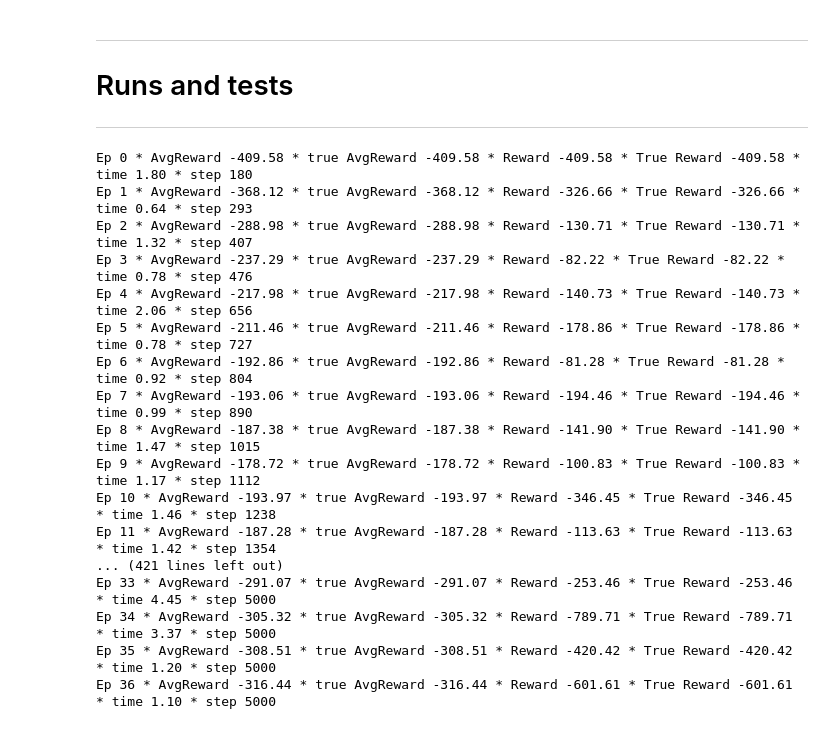
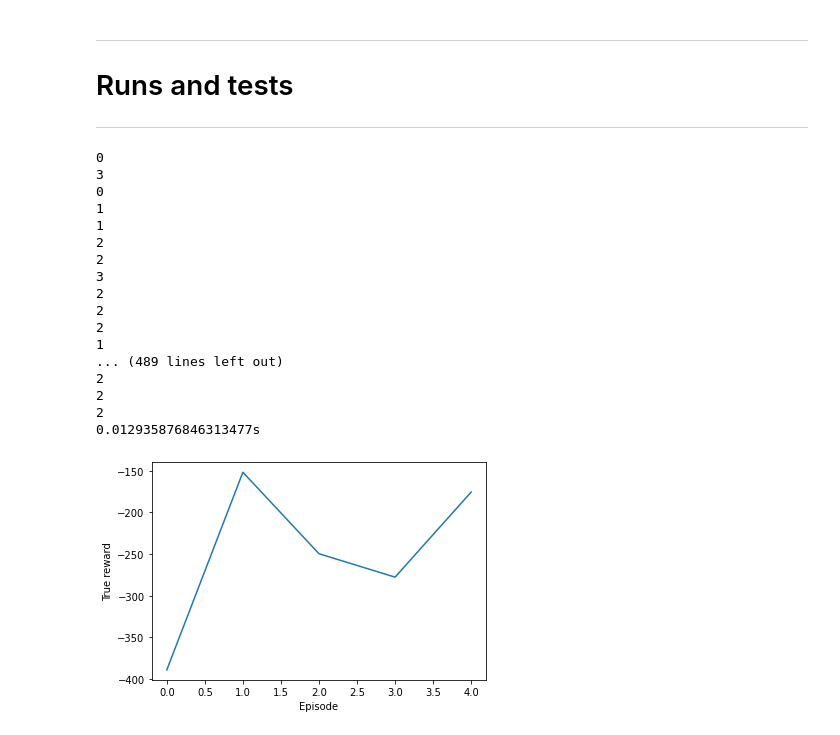
Before and after one commit to mnbvmnbv2/Lunar-Lander, a Jupyter notebook: Lunar.ipynb, the cells around one changed output. Drawn from its saved outputs; the diff is of its cells as text; code cells hidden in the pictures.

```diff
--- a/Lunar.ipynb
+++ b/Lunar.ipynb
@@ -416,7 +432,7 @@ def test(total_episodes=10, actor_weights='Weights/actor-trial0.h5', render=Fals
     plt.ylabel("True reward")
     plt.show()
 # %%
-def random(total_episodes=10, render=False, environment="LunarLander-v2",continuous=False,
+def random(total_episodes=10, render=False, environment="LunarLander-v2", continuous=True,
         gravity=-10.0, enable_wind=False, wind_power=15.0, turbulence_power=1.5, seed=1453):
     rewards = []
 
@@ -444,6 +460,7 @@ def random(total_episodes=10, render=False, environment="LunarLander-v2",continu
             if render:
                 env.render()
             action = env.action_space.sample()
+            print(action)
             state, reward, done, _ = env.step(action)
             ep_reward += reward
 
@@ -481,20 +488,21 @@ def b(x, episode):
-# %%
-run(total_trials=2, total_episodes=500, start_steps=10000, save_weights=True)
-# %% [output]
-Ep 0 * AvgReward -409.58 * true AvgReward -409.58 * Reward -409.58 * True Reward -409.58 * time 1.80 * step 180
-Ep 1 * AvgReward -368.12 * true AvgReward -368.12 * Reward -326.66 * True Reward -326.66 * time 0.64 * step 293
-Ep 2 * AvgReward -288.98 * true AvgReward -288.98 * Reward -130.71 * True Reward -130.71 * time 1.32 * step 407
-Ep 3 * AvgReward -237.29 * true AvgReward -237.29 * Reward -82.22 * True Reward -82.22 * time 0.78 * step 476
-Ep 4 * AvgReward -217.98 * true AvgReward -217.98 * Reward -140.73 * True Reward -140.73 * time 2.06 * step 656
-Ep 5 * AvgReward -211.46 * true AvgReward -211.46 * Reward -178.86 * True Reward -178.86 * time 0.78 * step 727
-Ep 6 * AvgReward -192.86 * true AvgReward -192.86 * Reward -81.28 * True Reward -81.28 * time 0.92 * step 804
-Ep 7 * AvgReward -193.06 * true AvgReward -193.06 * Reward -194.46 * True Reward -194.46 * time 0.99 * step 890
-Ep 8 * AvgReward -187.38 * true AvgReward -187.38 * Reward -141.90 * True Reward -141.90 * time 1.47 * step 1015
-Ep 9 * AvgReward -178.72 * true AvgReward -178.72 * Reward -100.83 * True Reward -100.83 * time 1.17 * step 1112
-Ep 10 * AvgReward -193.97 * true AvgReward -193.97 * Reward -346.45 * True Reward -346.45 * time 1.46 * step 1238
-Ep 11 * AvgReward -187.28 * true AvgReward -187.28 * Reward -113.63 * True Reward -113.63 * time 1.42 * step 1354
-... (421 lines left out)
-Ep 33 * AvgReward -291.07 * true AvgReward -291.07 * Reward -253.46 * True Reward -253.46 * time 4.45 * step 5000
-Ep 34 * AvgReward -305.32 * true AvgReward -305.32 * Reward -789.71 * True Reward -789.71 * time 3.37 * step 5000
-Ep 35 * AvgReward -308.51 * true AvgReward -308.51 * Reward -420.42 * True Reward -420.42 * time 1.20 * step 5000
-Ep 36 * AvgReward -316.44 * true AvgReward -316.44 * Reward -601.61 * True Reward -601.61 * time 1.10 * step 5000
+# %%
+random(total_episodes=5, render=False, continuous=False)
+# %% [output]
+0
+3
+0
+1
+1
+2
+2
+3
+2
+2
+2
+1
+... (489 lines left out)
+2
+2
+2
+0.012935876846313477s
+[figure, added]
```
Also changed, not shown: parts of 11 cells of this notebook.
